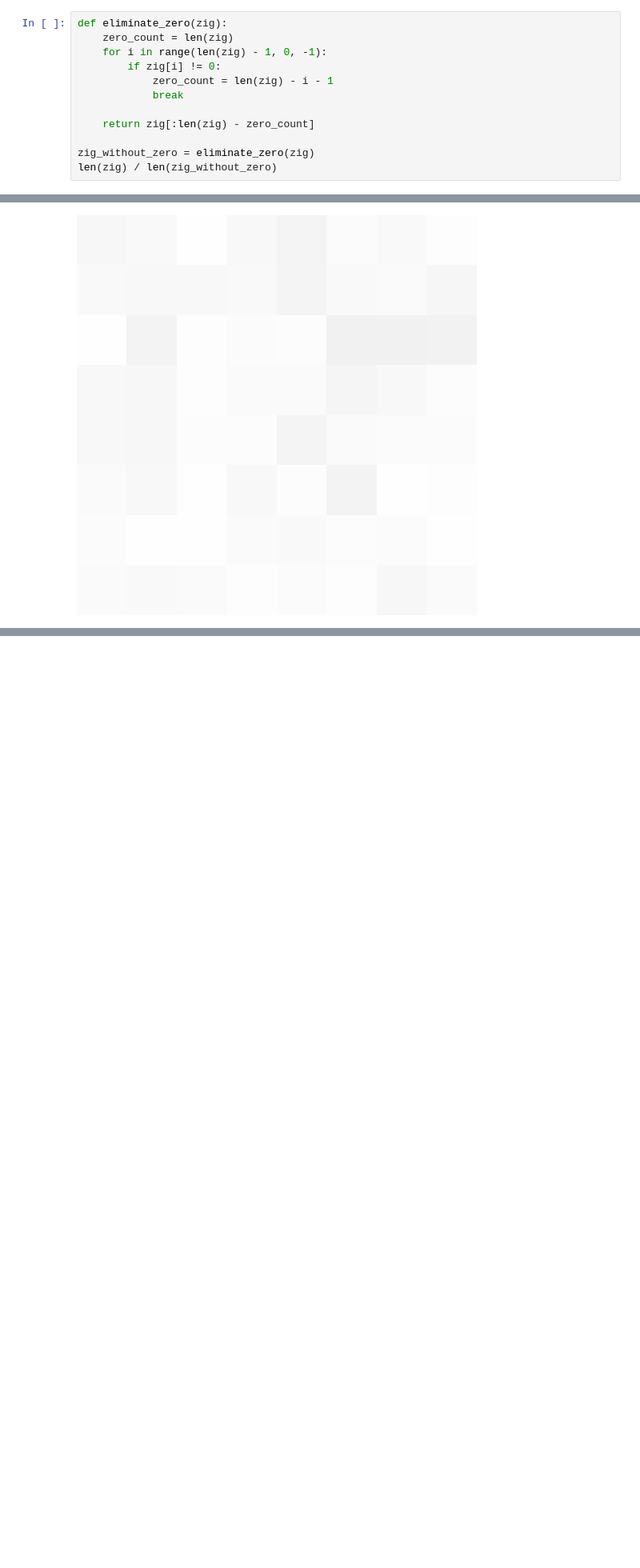
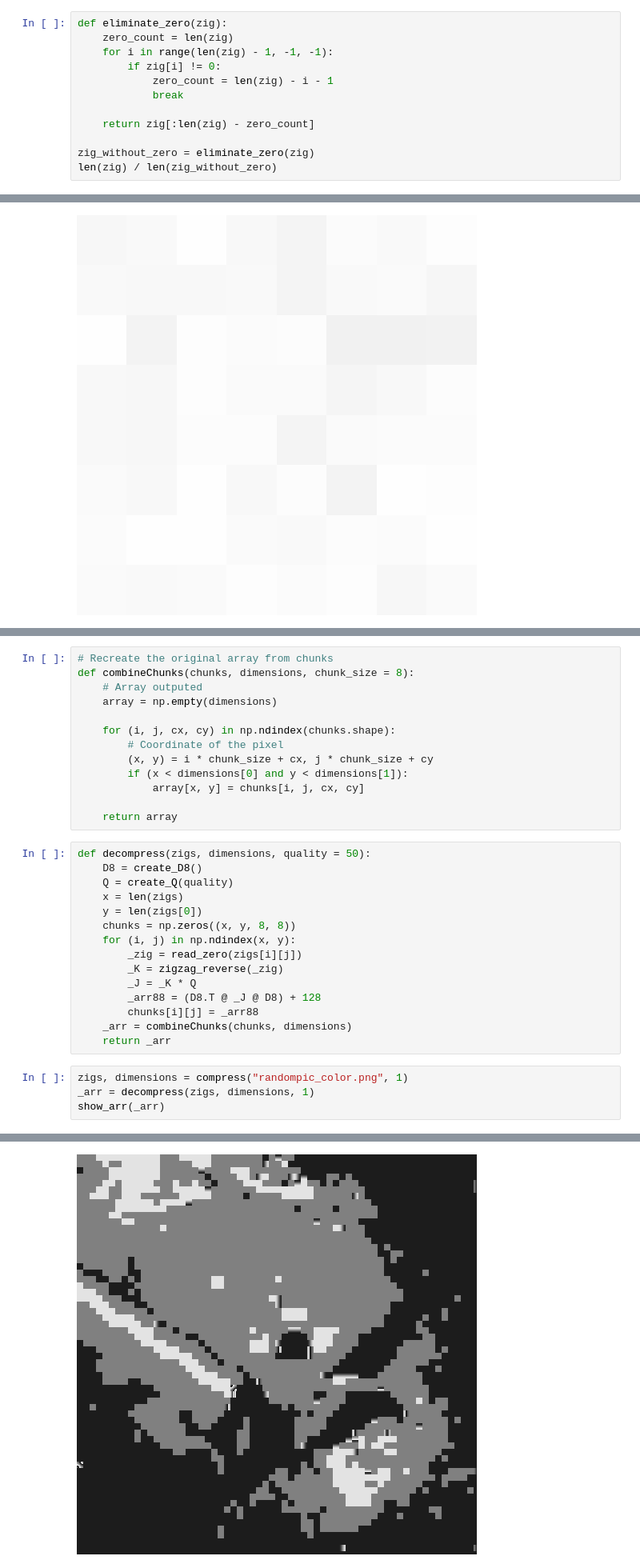
Before and after one commit to Li0nMo0se/jpeg-compression, a Jupyter notebook: Main.ipynb, the cells around one changed output, grey strips where cells are left out. Shown at 80% size. Saved outputs shown, nothing was run; the diff lists cells and outputs as text; blank space fills up the shorter version.

Commit message:
Working compression/decompression

```diff
--- a/Main.ipynb
+++ b/Main.ipynb
@@ -174,7 +156,7 @@ array([-26,  -3,   0,  -3,  -2,  -6,   2,  -4,   1,  -4,   1,   1,   5,
 # %%
 def eliminate_zero(zig):
     zero_count = len(zig)
-    for i in range(len(zig) - 1, 0, -1):
+    for i in range(len(zig) - 1, -1, -1):
         if zig[i] != 0:
             zero_count = len(zig) - i - 1
             break
@@ -310,0 +352,33 @@ show_arr(255 - np.abs(arr88 - _arr88))
+# %%
+# Recreate the original array from chunks
+def combineChunks(chunks, dimensions, chunk_size = 8):
+    # Array outputed
+    array = np.empty(dimensions)
+
+    for (i, j, cx, cy) in np.ndindex(chunks.shape):
+        # Coordinate of the pixel
+        (x, y) = i * chunk_size + cx, j * chunk_size + cy
+        if (x < dimensions[0] and y < dimensions[1]):
+            array[x, y] = chunks[i, j, cx, cy]
+
+    return array
+# %%
+def decompress(zigs, dimensions, quality = 50):
+    D8 = create_D8()
+    Q = create_Q(quality)
+    x = len(zigs)
+    y = len(zigs[0])
+    chunks = np.zeros((x, y, 8, 8))
+    for (i, j) in np.ndindex(x, y):
+        _zig = read_zero(zigs[i][j])
+        _K = zigzag_reverse(_zig)
+        _J = _K * Q
+        _arr88 = (D8.T @ _J @ D8) + 128
+        chunks[i][j] = _arr88
+    _arr = combineChunks(chunks, dimensions)
+    return _arr
+# %%
+zigs, dimensions = compress("randompic_color.png", 1)
+_arr = decompress(zigs, dimensions, 1)
+show_arr(_arr)
+# %% [output]
@@ -310,0 +402 @@ show_arr(255 - np.abs(arr88 - _arr88))
+[figure, added]
```
Also changed, not shown: parts of 8 cells of this notebook.
